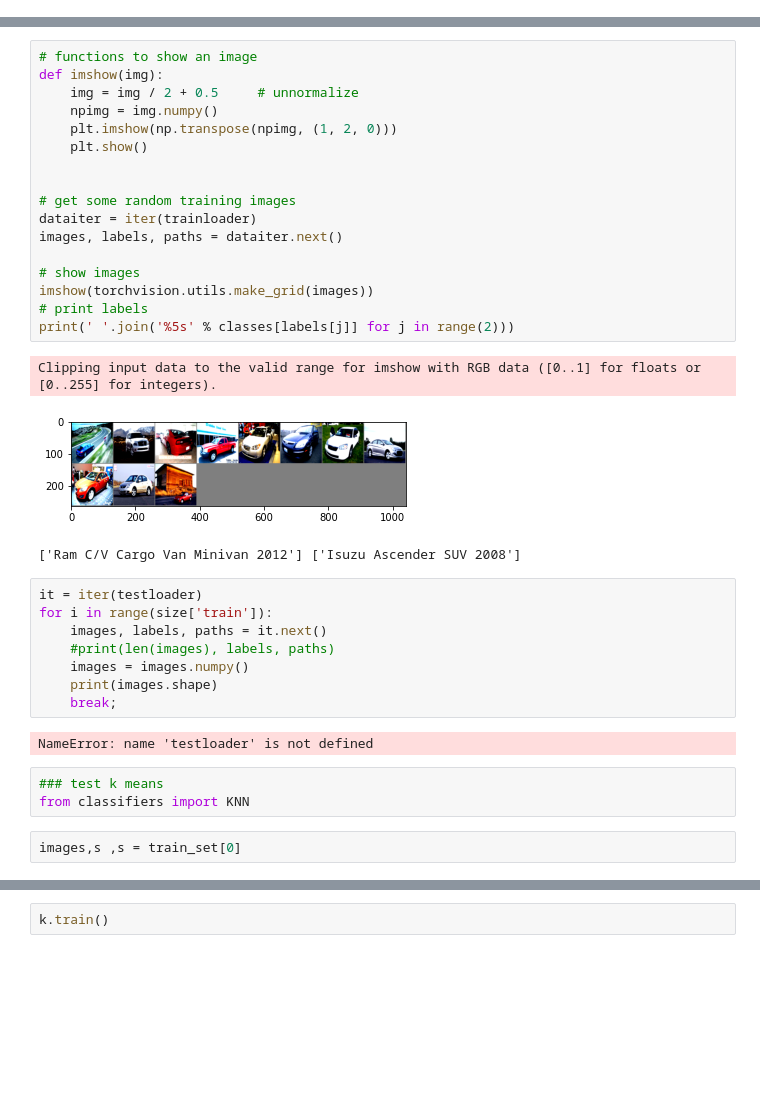
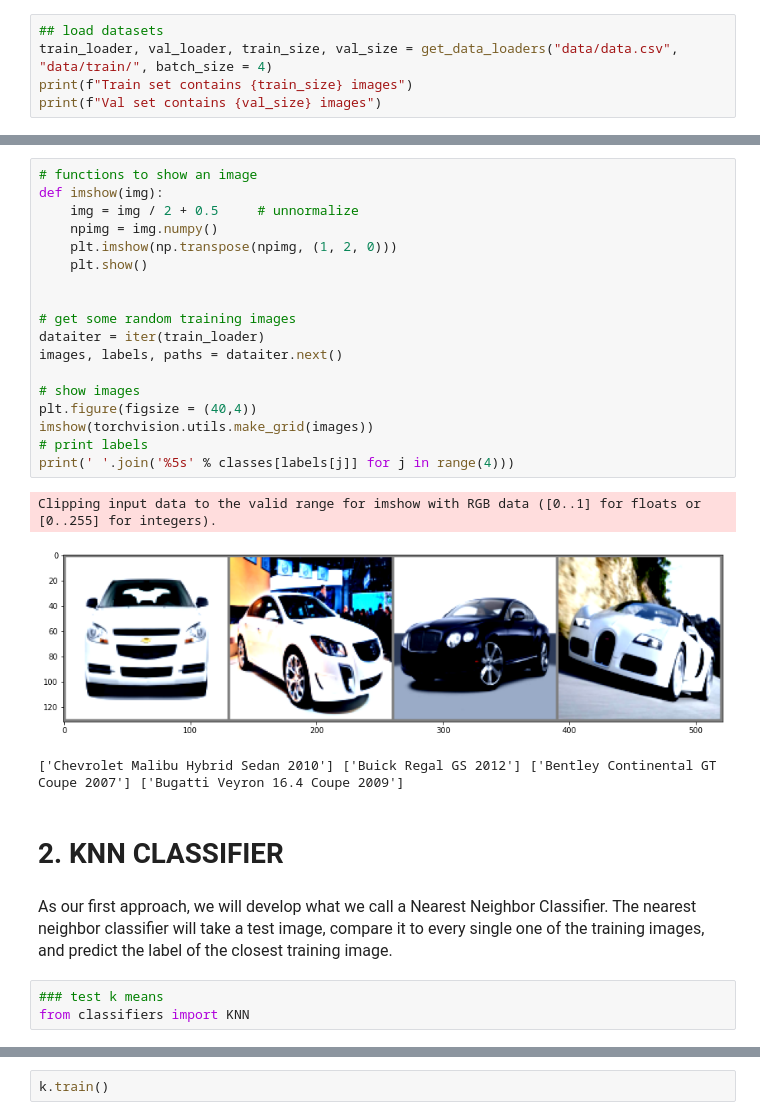
Before and after one commit to vukadinovic936/classML, a Jupyter notebook: main.ipynb, the cells around one changed output, grey strips where cells are left out. Saved outputs shown, nothing was run; the diff lists cells and outputs as text; blank space fills up the shorter version.

```diff
--- a/main.ipynb
+++ b/main.ipynb
@@ -11,0 +28,5 @@ train_set, val_set = get_datasets("data/small_data.csv", "data/train/", batch_si
+# %%
+## load datasets
+train_loader, val_loader, train_size, val_size = get_data_loaders("data/data.csv", "data/train/", batch_size = 4)
+print(f"Train set contains {train_size} images")
+print(f"Val set contains {val_size} images")
@@ -16,36 +62,29 @@ classes = df[['car_name']].to_numpy()
 # %%
 # functions to show an image
 def imshow(img):
     img = img / 2 + 0.5     # unnormalize
     npimg = img.numpy()
     plt.imshow(np.transpose(npimg, (1, 2, 0)))
     plt.show()
 
 
 # get some random training images
-dataiter = iter(trainloader)
+dataiter = iter(train_loader)
 images, labels, paths = dataiter.next()
 
 # show images
+plt.figure(figsize = (40,4))
 imshow(torchvision.utils.make_grid(images))
 # print labels
-print(' '.join('%5s' % classes[labels[j]] for j in range(2)))
+print(' '.join('%5s' % classes[labels[j]] for j in range(4)))
 # %% [output]
 Clipping input data to the valid range for imshow with RGB data ([0..1] for floats or [0..255] for integers).
-[figure, old version]
+[figure, new version]
-['Ram C/V Cargo Van Minivan 2012'] ['Isuzu Ascender SUV 2008']
+['Chevrolet Malibu Hybrid Sedan 2010'] ['Buick Regal GS 2012'] ['Bentley Continental GT Coupe 2007'] ['Bugatti Veyron 16.4 Coupe 2009']
-# %%
-it = iter(testloader)
-for i in range(size['train']):
-    images, labels, paths = it.next()
-    #print(len(images), labels, paths)
-    images = images.numpy()
-    print(images.shape)
-    break;
-# %% [output]
-NameError: name 'testloader' is not defined
+# %% [markdown]
+# 2. KNN CLASSIFIER
+# %% [markdown]
+<p style = "font-size: 16px"> As our first approach, we will develop what we call a Nearest Neighbor Classifier. The nearest neighbor classifier will take a test image, compare it to every single one of the training images, and predict the label of the closest training image. </p>
 # %%
 ### test k means
 from classifiers import KNN
-# %%
-images,s ,s = train_set[0]
```
Also changed, not shown: parts of 35 cells of this notebook, 9 other files.
